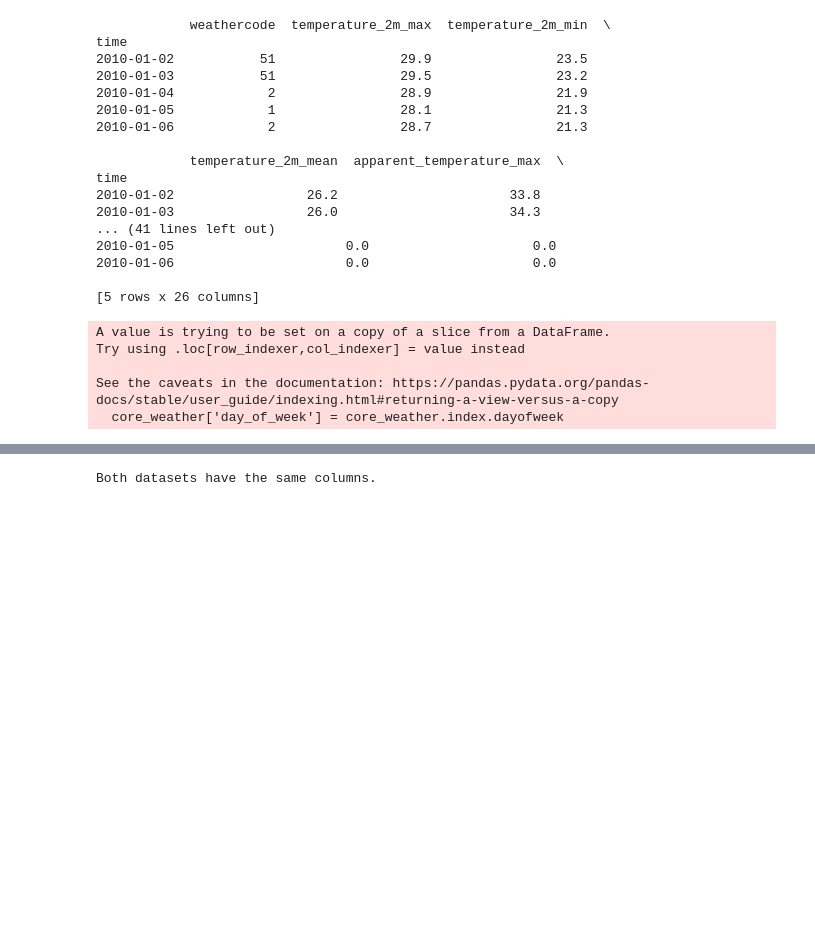
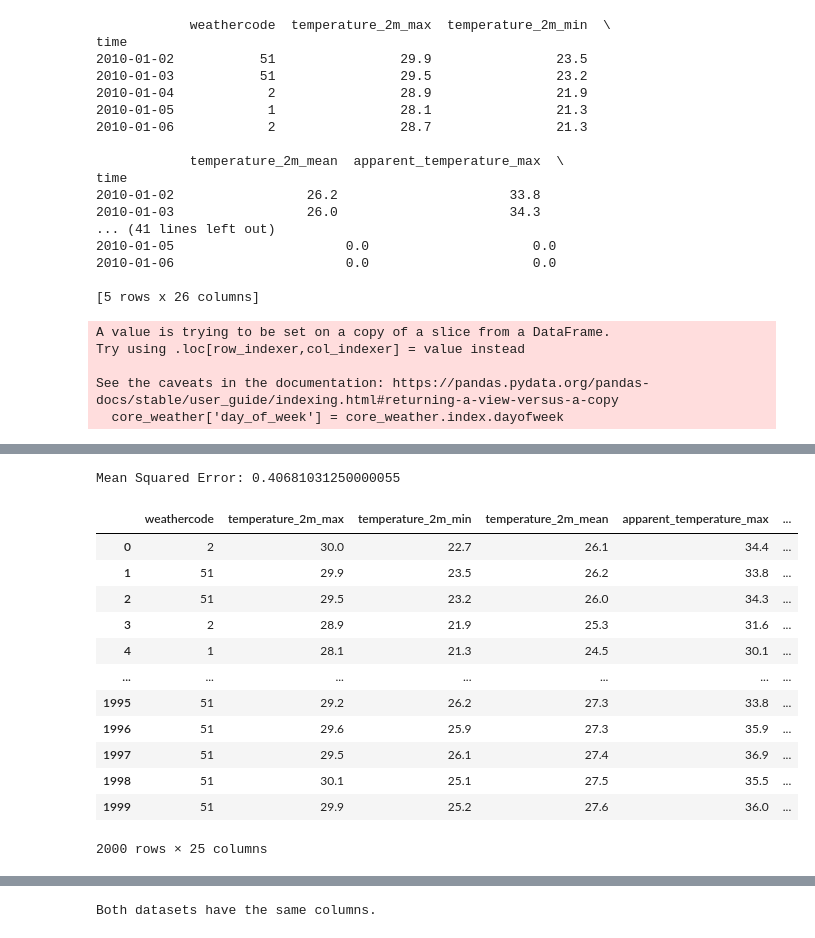
Before and after one commit to dinalUdagedara/SriGrow, a Jupyter notebook: ML_Model/ML-Model.ipynb, the cells around one changed output, grey strips where cells are left out. Drawn from its saved outputs; the diff is of its cells as text; code cells hidden in the pictures; blank space fills up the shorter version.

```diff
--- a/ML_Model/ML-Model.ipynb
+++ b/ML_Model/ML-Model.ipynb
@@ -372 +284,76 @@ Index(['country', 'city', 'date'], dtype='object')
+# %%
+import pandas as pd
+from sklearn.ensemble import RandomForestRegressor
+from sklearn.model_selection import train_test_split
+from sklearn.metrics import mean_squared_error
+
+# Load the dataset
+weather_data = pd.read_csv("SriLanka_Weather_Dataset.csv",nrows=2000)
+
+# Convert 'time' column to datetime format
+weather_data['time'] = pd.to_datetime(weather_data['time'])
+
+# Extract date, year, month, and day from the 'time' column
+weather_data['date'] = weather_data['time'].dt.date
+weather_data['year'] = weather_data['time'].dt.year
+weather_data['month'] = weather_data['time'].dt.month
+weather_data['day'] = weather_data['time'].dt.day
+
+# Convert 'sunrise' and 'sunset' columns to datetime format
+weather_data['sunrise'] = pd.to_datetime(weather_data['sunrise'])
+weather_data['sunset'] = pd.to_datetime(weather_data['sunset'])
+
+# Extract hour and minute components from sunrise and sunset columns
+weather_data['sunrise_hour'] = weather_data['sunrise'].dt.hour
+weather_data['sunrise_minute'] = weather_data['sunrise'].dt.minute
+weather_data['sunset_hour'] = weather_data['sunset'].dt.hour
+weather_data['sunset_minute'] = weather_data['sunset'].dt.minute
+
+# Perform one-hot encoding on the 'city' column
+weather_data = pd.get_dummies(weather_data, columns=['city'])
+
+# Convert boolean column to integers (0 for False, 1 for True)
+weather_data['city_Colombo'] = weather_data['city_Colombo'].astype(int)
+# Drop 'country' column
+weather_data.drop(columns=['country'], inplace=True)
+
+# Split the data into features (X) and target variable (y)
+X = weather_data.drop(columns=["precipitation_sum", "precipitation_hours", "time", "date", "sunrise", "sunset"])
+y = weather_data["precipitation_sum"]
+
+
+weather_data.drop(columns=['precipitation_hours','precipitation_sum','time','date','sunset','sunrise'], inplace=True)
+# Split the data into training and testing sets
+X_train, X_test, y_train, y_test = train_test_split(X, y, test_size=0.2, random_state=42)
+
+# Initialize the RandomForestRegressor model
+rf_regressor = RandomForestRegressor()
+
+# Fit the model
+rf_regressor.fit(X_train, y_train)
+
+# Make predictions
+y_pred = rf_regressor.predict(X_test)
+
+# Evaluate the model
+mse = mean_squared_error(y_test, y_pred)
+print("Mean Squared Error:", mse)
+# %% [output]
+Mean Squared Error: 0.40681031250000055
+# %%
+weather_data
+# %% [output]
+|  | weathercode | temperature_2m_max | temperature_2m_min | temperature_2m_mean | apparent_temperature_max | ... |
+| 0 | 2 | 30.0 | 22.7 | 26.1 | 34.4 | ... |
+| 1 | 51 | 29.9 | 23.5 | 26.2 | 33.8 | ... |
+| 2 | 51 | 29.5 | 23.2 | 26.0 | 34.3 | ... |
+| 3 | 2 | 28.9 | 21.9 | 25.3 | 31.6 | ... |
+| 4 | 1 | 28.1 | 21.3 | 24.5 | 30.1 | ... |
+| ... | ... | ... | ... | ... | ... | ... |
+| 1995 | 51 | 29.2 | 26.2 | 27.3 | 33.8 | ... |
+| 1996 | 51 | 29.6 | 25.9 | 27.3 | 35.9 | ... |
+| 1997 | 51 | 29.5 | 26.1 | 27.4 | 36.9 | ... |
+| 1998 | 51 | 30.1 | 25.1 | 27.5 | 35.5 | ... |
+| 1999 | 51 | 29.9 | 25.2 | 27.6 | 36.0 | ... |
+2000 rows × 25 columns
 # %%
```
Also changed, not shown: parts of 33 cells of this notebook, 3 other files.
